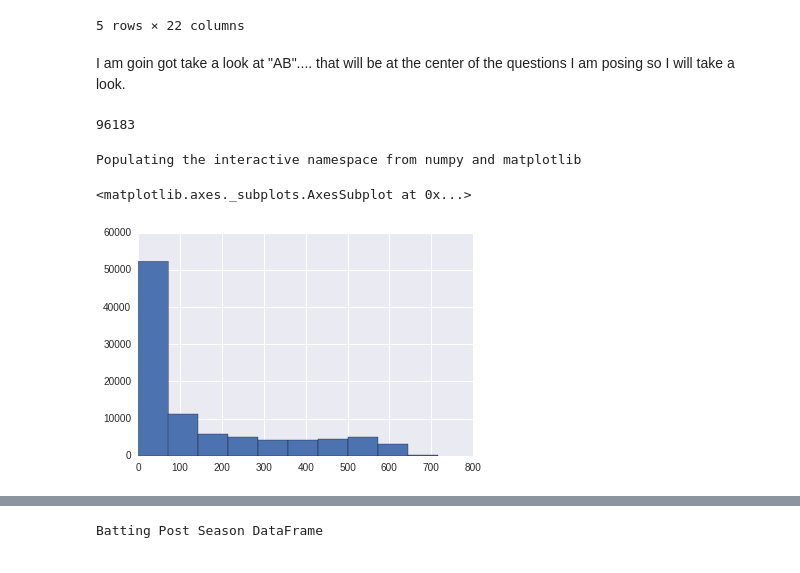
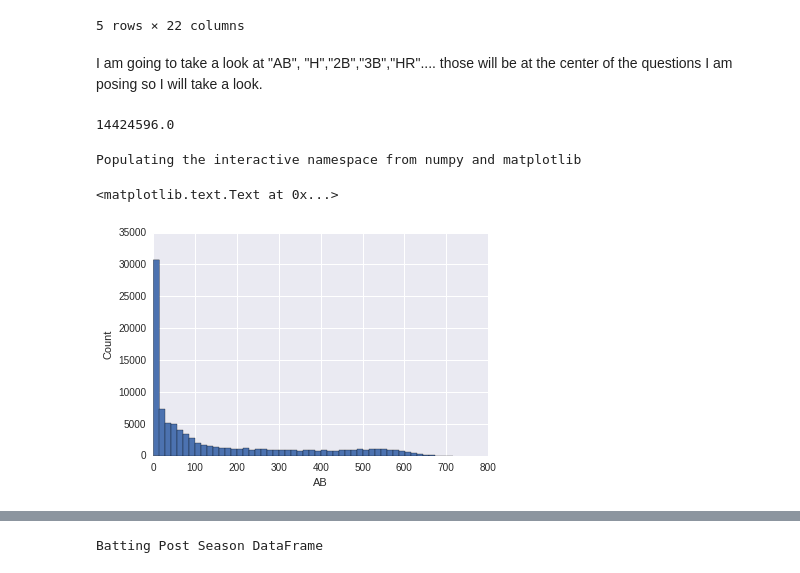
Before and after one commit to adam-carney/Data_Analysis_nanodegree, a Jupyter notebook: Data_Analysis_Nanodegree-Project_2.ipynb, the cells around one changed output, grey strips where cells are left out. Cells and saved outputs as stored; diff of their text form; code cells hidden in the pictures.

```diff
--- a/Data_Analysis_Nanodegree-Project_2.ipynb
+++ b/Data_Analysis_Nanodegree-Project_2.ipynb
@@ -70,15 +70,17 @@ Batting DataFrame
 | 4 | ansonca01 | 1871 | 1 | RC1 | NaN | 25 | 120.0 | 29.0 | 39.0 | 11.0 | ... | ... |
 5 rows × 22 columns
 # %% [markdown]
-I am goin got take a look at "AB".... that will be at the center of the questions I am posing so I will take a look.
+I am going to take a look at "AB", "H","2B","3B","HR".... those will be at the center of the questions I am posing so I will take a look.
 # %%
-batting_df['AB'].count()
+batting_df['AB'].sum()
 # %% [output]
-96183
+14424596.0
 # %%
 %pylab inline
-batting_df['AB'].hist()
+batting_df['AB'].hist(bins=50)
+plt.ylabel("Count")
+plt.xlabel("AB")
 # %% [output]
 Populating the interactive namespace from numpy and matplotlib
-<matplotlib.axes._subplots.AxesSubplot at 0x...>
+<matplotlib.text.Text at 0x...>
-[figure, old version]
+[figure, new version]
```
Also changed, not shown: parts of 7 cells of this notebook, 1 other file.
